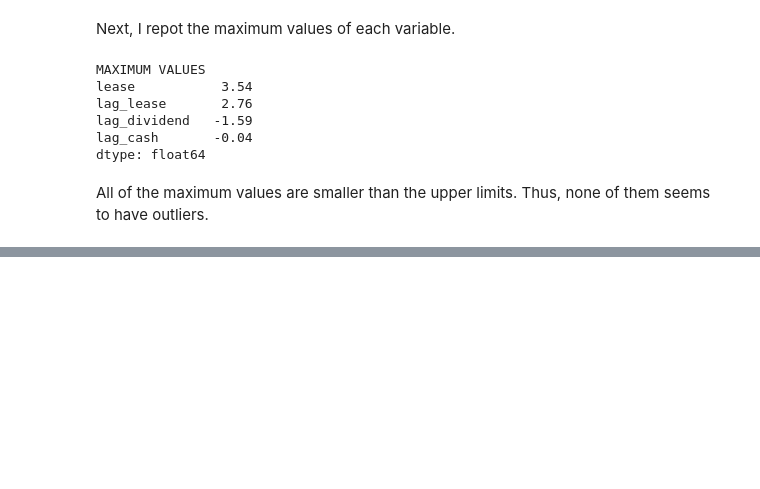
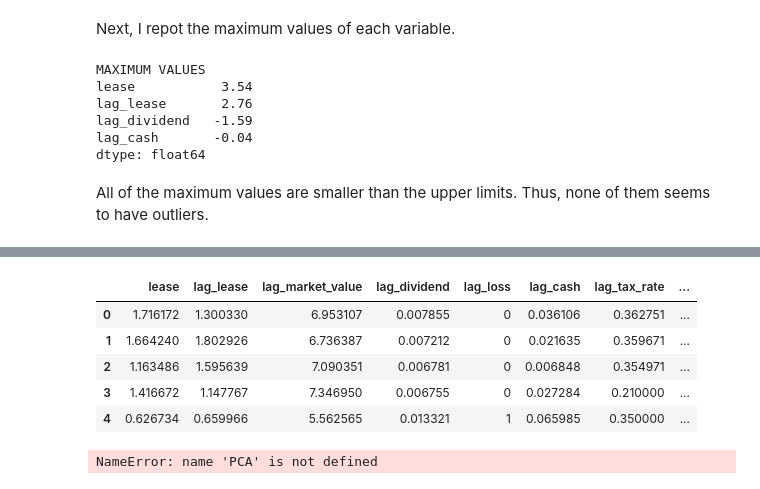
Before and after one commit to youngdataspace/Detect-Outliers-Using-Isolation-Forest, a Jupyter notebook: detect_outliers.ipynb, the cells around one changed output, grey strips where cells are left out. Drawn from its saved outputs; the diff is of its cells as text; code cells hidden in the pictures; blank space fills up the shorter version.

```diff
--- a/detect_outliers.ipynb
+++ b/detect_outliers.ipynb
@@ -171,0 +284,17 @@ All of the maximum values are smaller than the upper limits. Thus, none of them
+# %%
+# Add identifiers and cluster assignments (labels) to the sample
+sample_isf = pd.concat((sample_isf, predictions), axis=1)
+sample_isf.head()
+# %% [output]
+|  | lease | lag_lease | lag_market_value | lag_dividend | lag_loss | lag_cash | lag_tax_rate | ... |
+| 0 | 1.716172 | 1.300330 | 6.953107 | 0.007855 | 0 | 0.036106 | 0.362751 | ... |
+| 1 | 1.664240 | 1.802926 | 6.736387 | 0.007212 | 0 | 0.021635 | 0.359671 | ... |
+| 2 | 1.163486 | 1.595639 | 7.090351 | 0.006781 | 0 | 0.006848 | 0.354971 | ... |
+| 3 | 1.416672 | 1.147767 | 7.346950 | 0.006755 | 0 | 0.027284 | 0.210000 | ... |
+| 4 | 0.626734 | 0.659966 | 5.562565 | 0.013321 | 1 | 0.065985 | 0.350000 | ... |
+# %%
+# Conduct PCA
+pca = PCA(n_components=2)                          # The number of components
+principal_comp = pca.fit_transform(sample_scaled)  # Conduct dimentionality reduction
+# %% [output]
+NameError: name 'PCA' is not defined
```
Also changed, not shown: parts of 13 cells of this notebook.
